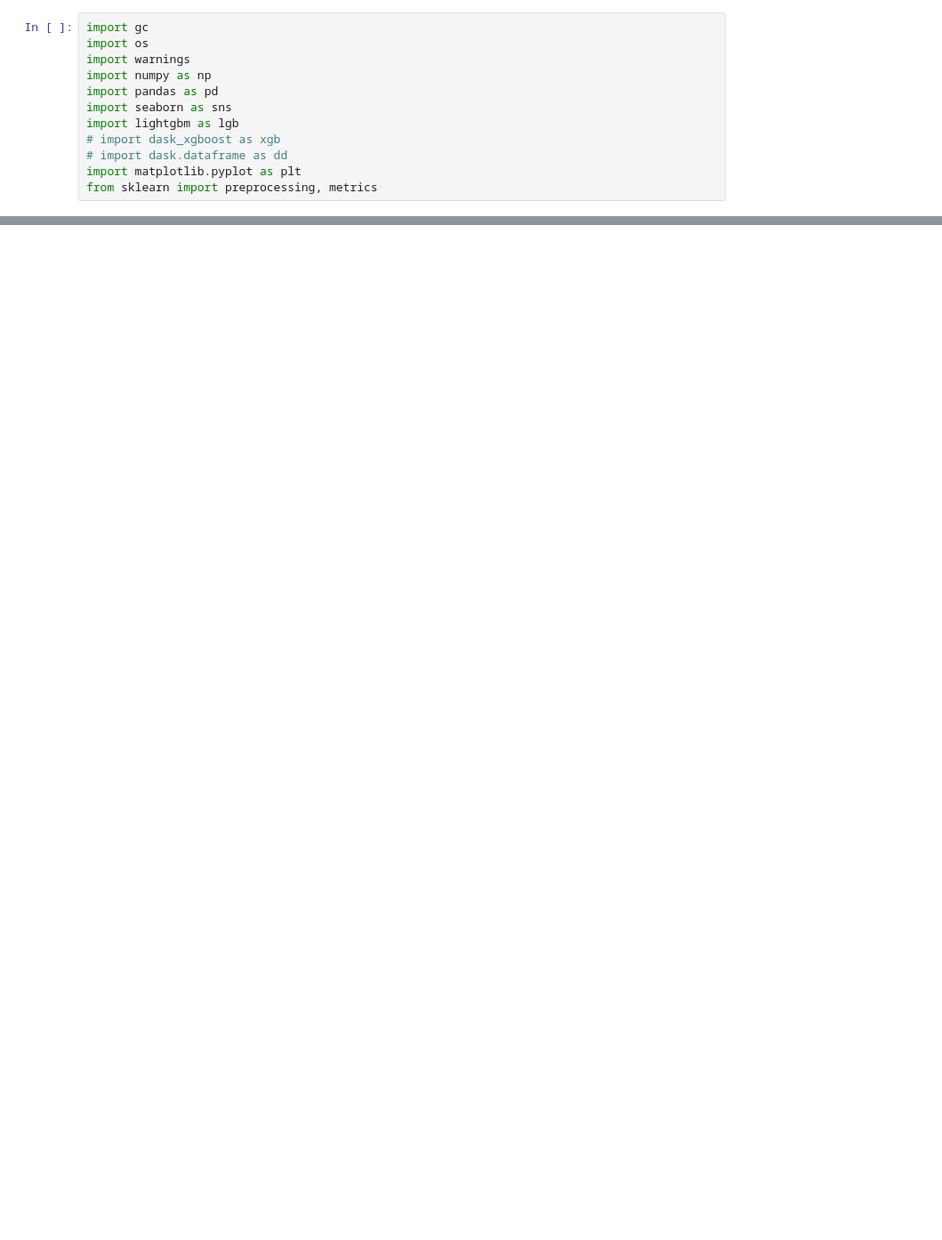
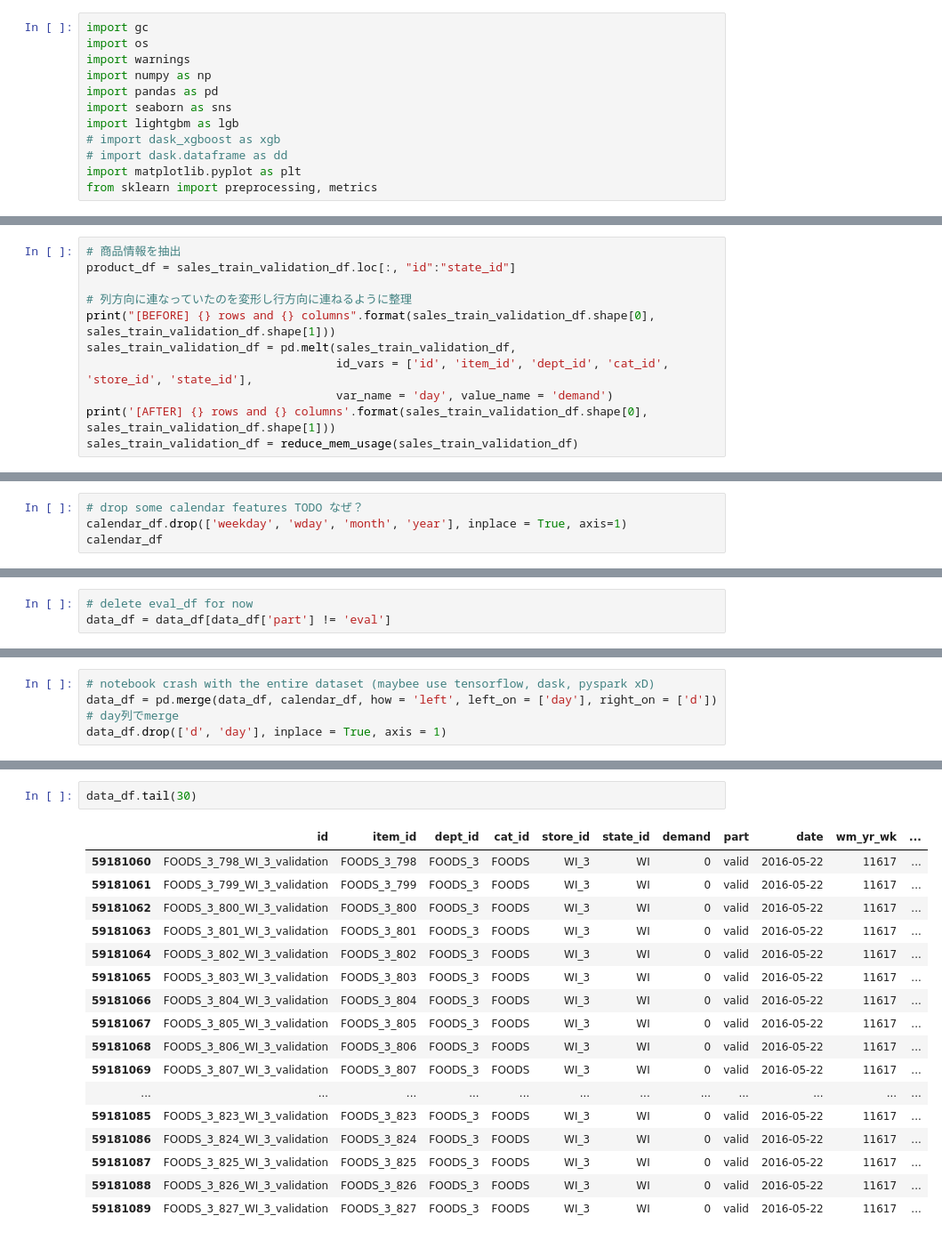
Before and after one commit to kuto5046/kaggle-M5-accuracy, a Jupyter notebook: notebook/test.ipynb, the cells around one changed output, grey strips where cells are left out. Shown: that part at 89% size. Drawn from its saved outputs; the diff is of its cells as text; blank space fills up the shorter version.

```diff
--- a/notebook/test.ipynb
+++ b/notebook/test.ipynb
@@ -245,0 +67,11 @@ eval_df.head()
+# %%
+# 商品情報を抽出
+product_df = sales_train_validation_df.loc[:, "id":"state_id"]
+
+# 列方向に連なっていたのを変形し行方向に連ねるように整理
+print("[BEFORE] {} rows and {} columns".format(sales_train_validation_df.shape[0], sales_train_validation_df.shape[1]))
+sales_train_validation_df = pd.melt(sales_train_validation_df,
+                                    id_vars = ['id', 'item_id', 'dept_id', 'cat_id', 'store_id', 'state_id'],
+                                    var_name = 'day', value_name = 'demand')
+print('[AFTER] {} rows and {} columns'.format(sales_train_validation_df.shape[0], sales_train_validation_df.shape[1]))
+sales_train_validation_df = reduce_mem_usage(sales_train_validation_df)
@@ -245,0 +176,4 @@ eval_df.head()
+# %%
+# drop some calendar features TODO なぜ？
+calendar_df.drop(['weekday', 'wday', 'month', 'year'], inplace = True, axis=1)
+calendar_df
@@ -245,0 +199,3 @@ eval_df.head()
+# %%
+# delete eval_df for now
+data_df = data_df[data_df['part'] != 'eval']
@@ -245,0 +211,4 @@ eval_df.head()
+# %%
+# notebook crash with the entire dataset (maybee use tensorflow, dask, pyspark xD)
+data_df = pd.merge(data_df, calendar_df, how = 'left', left_on = ['day'], right_on = ['d'])  # day列でmerge
+data_df.drop(['d', 'day'], inplace = True, axis = 1)
@@ -245,0 +239,20 @@ eval_df.head()
+# %%
+data_df.tail(30)
+# %% [output]
+|  | id | item_id | dept_id | cat_id | store_id | state_id | demand | part | date | wm_yr_wk | ... |
+| 59181060 | FOODS_3_798_WI_3_validation | FOODS_3_798 | FOODS_3 | FOODS | WI_3 | WI | 0 | valid | 2016-05-22 | 11617 | ... |
+| 59181061 | FOODS_3_799_WI_3_validation | FOODS_3_799 | FOODS_3 | FOODS | WI_3 | WI | 0 | valid | 2016-05-22 | 11617 | ... |
+| 59181062 | FOODS_3_800_WI_3_validation | FOODS_3_800 | FOODS_3 | FOODS | WI_3 | WI | 0 | valid | 2016-05-22 | 11617 | ... |
+| 59181063 | FOODS_3_801_WI_3_validation | FOODS_3_801 | FOODS_3 | FOODS | WI_3 | WI | 0 | valid | 2016-05-22 | 11617 | ... |
+| 59181064 | FOODS_3_802_WI_3_validation | FOODS_3_802 | FOODS_3 | FOODS | WI_3 | WI | 0 | valid | 2016-05-22 | 11617 | ... |
+| 59181065 | FOODS_3_803_WI_3_validation | FOODS_3_803 | FOODS_3 | FOODS | WI_3 | WI | 0 | valid | 2016-05-22 | 11617 | ... |
+| 59181066 | FOODS_3_804_WI_3_validation | FOODS_3_804 | FOODS_3 | FOODS | WI_3 | WI | 0 | valid | 2016-05-22 | 11617 | ... |
+| 59181067 | FOODS_3_805_WI_3_validation | FOODS_3_805 | FOODS_3 | FOODS | WI_3 | WI | 0 | valid | 2016-05-22 | 11617 | ... |
+| 59181068 | FOODS_3_806_WI_3_validation | FOODS_3_806 | FOODS_3 | FOODS | WI_3 | WI | 0 | valid | 2016-05-22 | 11617 | ... |
+| 59181069 | FOODS_3_807_WI_3_validation | FOODS_3_807 | FOODS_3 | FOODS | WI_3 | WI | 0 | valid | 2016-05-22 | 11617 | ... |
+| ... | ... | ... | ... | ... | ... | ... | ... | ... | ... | ... | ... |
+| 59181085 | FOODS_3_823_WI_3_validation | FOODS_3_823 | FOODS_3 | FOODS | WI_3 | WI | 0 | valid | 2016-05-22 | 11617 | ... |
+| 59181086 | FOODS_3_824_WI_3_validation | FOODS_3_824 | FOODS_3 | FOODS | WI_3 | WI | 0 | valid | 2016-05-22 | 11617 | ... |
+| 59181087 | FOODS_3_825_WI_3_validation | FOODS_3_825 | FOODS_3 | FOODS | WI_3 | WI | 0 | valid | 2016-05-22 | 11617 | ... |
+| 59181088 | FOODS_3_826_WI_3_validation | FOODS_3_826 | FOODS_3 | FOODS | WI_3 | WI | 0 | valid | 2016-05-22 | 11617 | ... |
+| 59181089 | FOODS_3_827_WI_3_validation | FOODS_3_827 | FOODS_3 | FOODS | WI_3 | WI | 0 | valid | 2016-05-22 | 11617 | ... |
```
Also changed, not shown: parts of 40 cells of this notebook, 5 other files.
